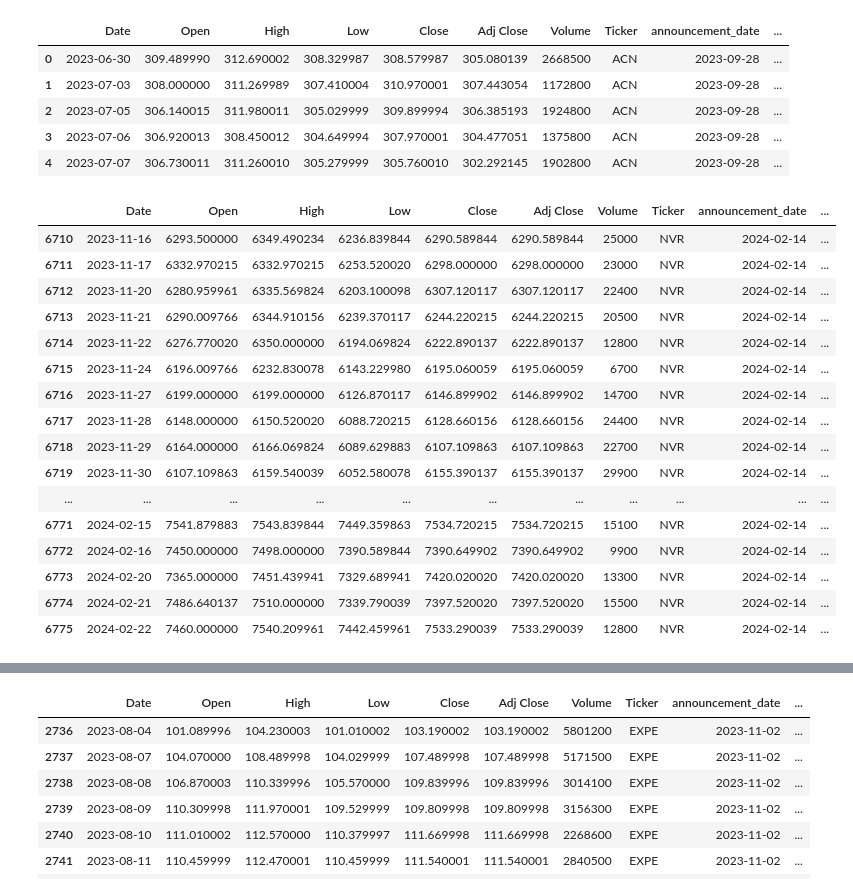
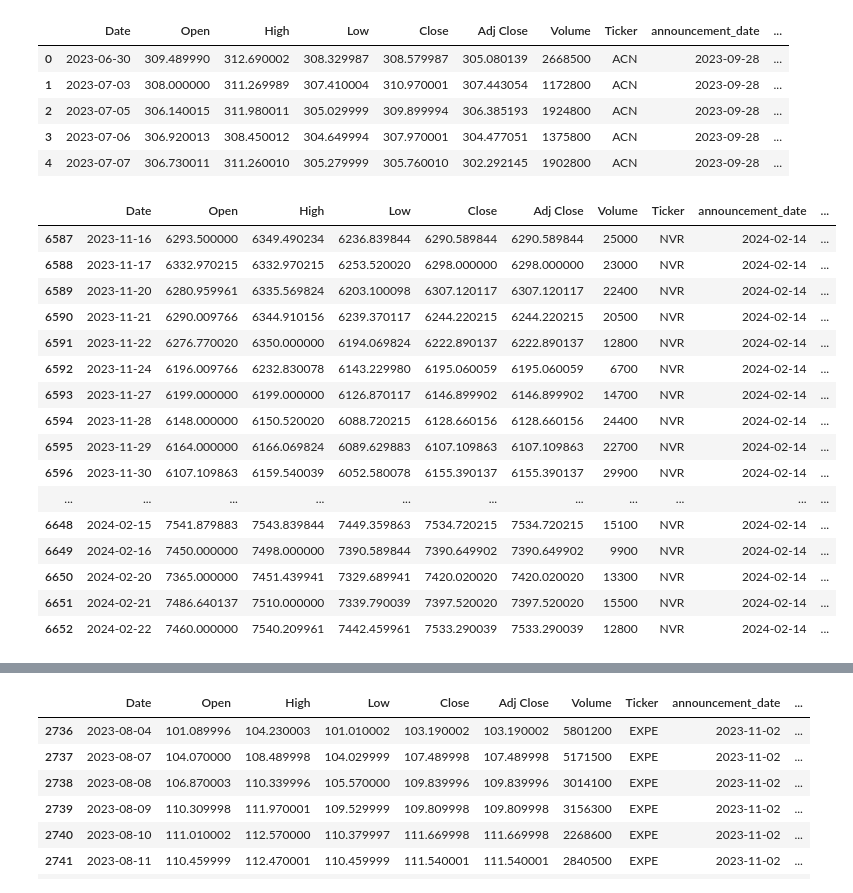
Before and after one commit to sritejachavva/sri_avi_blog_posts, a Jupyter notebook: share_buybacks/Buyback_Analysis.ipynb, the cells around one changed output, grey strips where cells are left out. Saved outputs shown, nothing was run; the diff lists cells and outputs as text; code cells hidden in the pictures.

```diff
--- a/share_buybacks/Buyback_Analysis.ipynb
+++ b/share_buybacks/Buyback_Analysis.ipynb
@@ -180,25 +181,25 @@ stock_data_merged.head(5)
 | 3 | 2023-07-06 | 306.920013 | 308.450012 | 304.649994 | 307.970001 | 304.477051 | 1375800 | ACN | 2023-09-28 | ... |
 | 4 | 2023-07-07 | 306.730011 | 311.260010 | 305.279999 | 305.760010 | 302.292145 | 1902800 | ACN | 2023-09-28 | ... |
 # %%
-stock_data.loc[stock_data['Ticker'] == 'NVR',]
+stock_data_merged.loc[stock_data_merged['Ticker'] == 'NVR',]
 # %% [output]
 |  | Date | Open | High | Low | Close | Adj Close | Volume | Ticker | announcement_date | ... |
-| 6710 | 2023-11-16 | 6293.500000 | 6349.490234 | 6236.839844 | 6290.589844 | 6290.589844 | 25000 | NVR | 2024-02-14 | ... |
-| 6711 | 2023-11-17 | 6332.970215 | 6332.970215 | 6253.520020 | 6298.000000 | 6298.000000 | 23000 | NVR | 2024-02-14 | ... |
-| 6712 | 2023-11-20 | 6280.959961 | 6335.569824 | 6203.100098 | 6307.120117 | 6307.120117 | 22400 | NVR | 2024-02-14 | ... |
-| 6713 | 2023-11-21 | 6290.009766 | 6344.910156 | 6239.370117 | 6244.220215 | 6244.220215 | 20500 | NVR | 2024-02-14 | ... |
-| 6714 | 2023-11-22 | 6276.770020 | 6350.000000 | 6194.069824 | 6222.890137 | 6222.890137 | 12800 | NVR | 2024-02-14 | ... |
-| 6715 | 2023-11-24 | 6196.009766 | 6232.830078 | 6143.229980 | 6195.060059 | 6195.060059 | 6700 | NVR | 2024-02-14 | ... |
-| 6716 | 2023-11-27 | 6199.000000 | 6199.000000 | 6126.870117 | 6146.899902 | 6146.899902 | 14700 | NVR | 2024-02-14 | ... |
-| 6717 | 2023-11-28 | 6148.000000 | 6150.520020 | 6088.720215 | 6128.660156 | 6128.660156 | 24400 | NVR | 2024-02-14 | ... |
-| 6718 | 2023-11-29 | 6164.000000 | 6166.069824 | 6089.629883 | 6107.109863 | 6107.109863 | 22700 | NVR | 2024-02-14 | ... |
-| 6719 | 2023-11-30 | 6107.109863 | 6159.540039 | 6052.580078 | 6155.390137 | 6155.390137 | 29900 | NVR | 2024-02-14 | ... |
+| 6587 | 2023-11-16 | 6293.500000 | 6349.490234 | 6236.839844 | 6290.589844 | 6290.589844 | 25000 | NVR | 2024-02-14 | ... |
+| 6588 | 2023-11-17 | 6332.970215 | 6332.970215 | 6253.520020 | 6298.000000 | 6298.000000 | 23000 | NVR | 2024-02-14 | ... |
+| 6589 | 2023-11-20 | 6280.959961 | 6335.569824 | 6203.100098 | 6307.120117 | 6307.120117 | 22400 | NVR | 2024-02-14 | ... |
+| 6590 | 2023-11-21 | 6290.009766 | 6344.910156 | 6239.370117 | 6244.220215 | 6244.220215 | 20500 | NVR | 2024-02-14 | ... |
+| 6591 | 2023-11-22 | 6276.770020 | 6350.000000 | 6194.069824 | 6222.890137 | 6222.890137 | 12800 | NVR | 2024-02-14 | ... |
+| 6592 | 2023-11-24 | 6196.009766 | 6232.830078 | 6143.229980 | 6195.060059 | 6195.060059 | 6700 | NVR | 2024-02-14 | ... |
+| 6593 | 2023-11-27 | 6199.000000 | 6199.000000 | 6126.870117 | 6146.899902 | 6146.899902 | 14700 | NVR | 2024-02-14 | ... |
+| 6594 | 2023-11-28 | 6148.000000 | 6150.520020 | 6088.720215 | 6128.660156 | 6128.660156 | 24400 | NVR | 2024-02-14 | ... |
+| 6595 | 2023-11-29 | 6164.000000 | 6166.069824 | 6089.629883 | 6107.109863 | 6107.109863 | 22700 | NVR | 2024-02-14 | ... |
+| 6596 | 2023-11-30 | 6107.109863 | 6159.540039 | 6052.580078 | 6155.390137 | 6155.390137 | 29900 | NVR | 2024-02-14 | ... |
 | ... | ... | ... | ... | ... | ... | ... | ... | ... | ... | ... |
-| 6771 | 2024-02-15 | 7541.879883 | 7543.839844 | 7449.359863 | 7534.720215 | 7534.720215 | 15100 | NVR | 2024-02-14 | ... |
-| 6772 | 2024-02-16 | 7450.000000 | 7498.000000 | 7390.589844 | 7390.649902 | 7390.649902 | 9900 | NVR | 2024-02-14 | ... |
-| 6773 | 2024-02-20 | 7365.000000 | 7451.439941 | 7329.689941 | 7420.020020 | 7420.020020 | 13300 | NVR | 2024-02-14 | ... |
-| 6774 | 2024-02-21 | 7486.640137 | 7510.000000 | 7339.790039 | 7397.520020 | 7397.520020 | 15500 | NVR | 2024-02-14 | ... |
-| 6775 | 2024-02-22 | 7460.000000 | 7540.209961 | 7442.459961 | 7533.290039 | 7533.290039 | 12800 | NVR | 2024-02-14 | ... |
+| 6648 | 2024-02-15 | 7541.879883 | 7543.839844 | 7449.359863 | 7534.720215 | 7534.720215 | 15100 | NVR | 2024-02-14 | ... |
+| 6649 | 2024-02-16 | 7450.000000 | 7498.000000 | 7390.589844 | 7390.649902 | 7390.649902 | 9900 | NVR | 2024-02-14 | ... |
+| 6650 | 2024-02-20 | 7365.000000 | 7451.439941 | 7329.689941 | 7420.020020 | 7420.020020 | 13300 | NVR | 2024-02-14 | ... |
+| 6651 | 2024-02-21 | 7486.640137 | 7510.000000 | 7339.790039 | 7397.520020 | 7397.520020 | 15500 | NVR | 2024-02-14 | ... |
+| 6652 | 2024-02-22 | 7460.000000 | 7540.209961 | 7442.459961 | 7533.290039 | 7533.290039 | 12800 | NVR | 2024-02-14 | ... |
 # %%
 # 30 day chart
 
```
Also changed, not shown: parts of 5 cells of this notebook.
